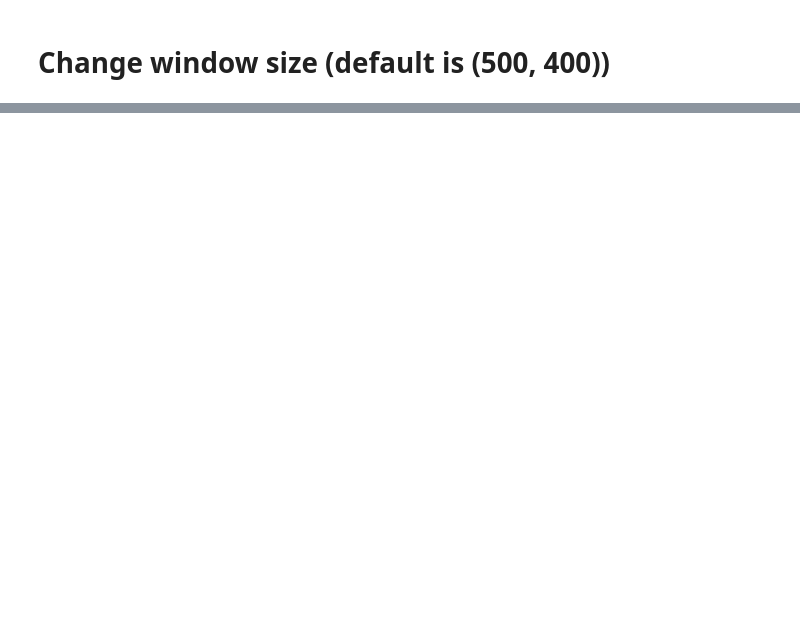
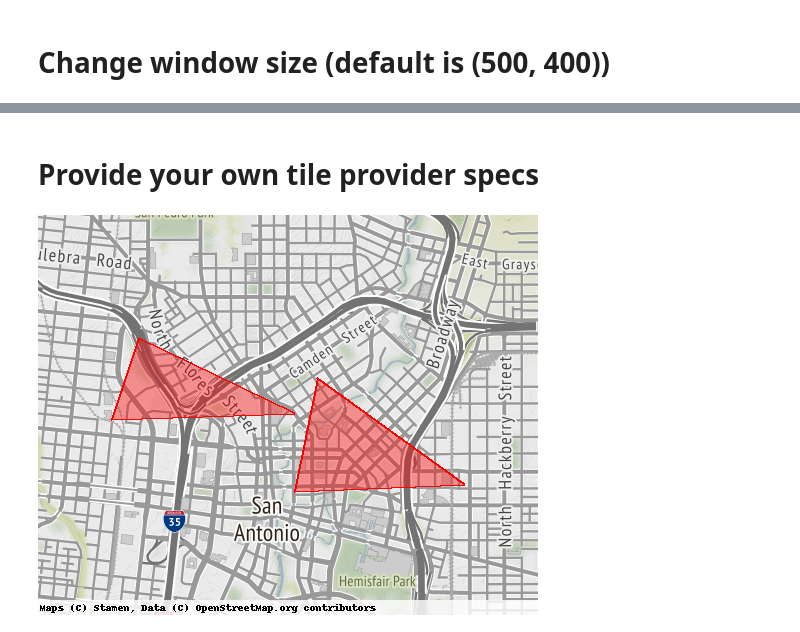
Before and after one commit to eddiethedean/landfall, a Jupyter notebook: examples/plot_polygons_function.ipynb, the cells around one changed output, grey strips where cells are left out. Saved outputs shown, nothing was run; the diff lists cells and outputs as text; code cells hidden in the pictures; blank space fills up the shorter version.

```diff
--- a/examples/plot_polygons_function.ipynb
+++ b/examples/plot_polygons_function.ipynb
@@ -61,0 +70,14 @@ plot_polygons(polygons, window_size=()
+# %% [markdown]
+# Provide your own tile provider specs
+# %%
+tp = staticmaps.TileProvider(
+    "stamen-terrain",
+    url_pattern="http://$s.tile.stamen.com/terrain/$z/$x/$y.png",
+    shards=["a", "b", "c", "d"],
+    attribution="Maps (C) Stamen, Data (C) OpenStreetMap.org contributors",
+    max_zoom=18,
+)
+
+plot_polygons(polygons, tileprovider=tp)
+# %% [output]
+[figure, added]
```
Also changed, not shown: parts of 5 cells of this notebook.
